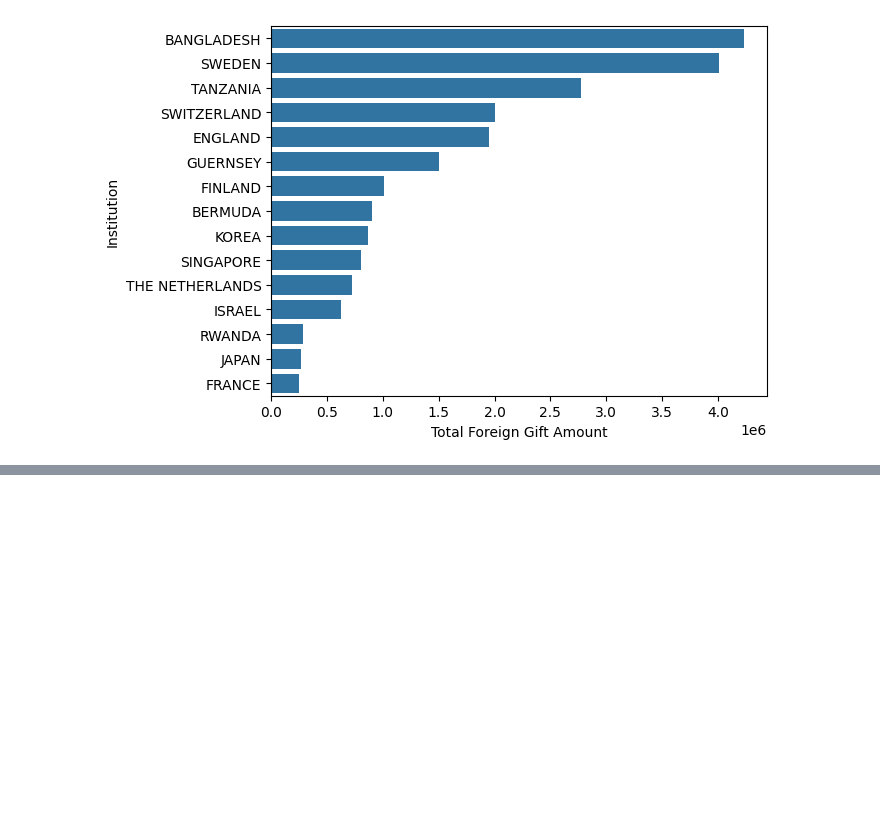
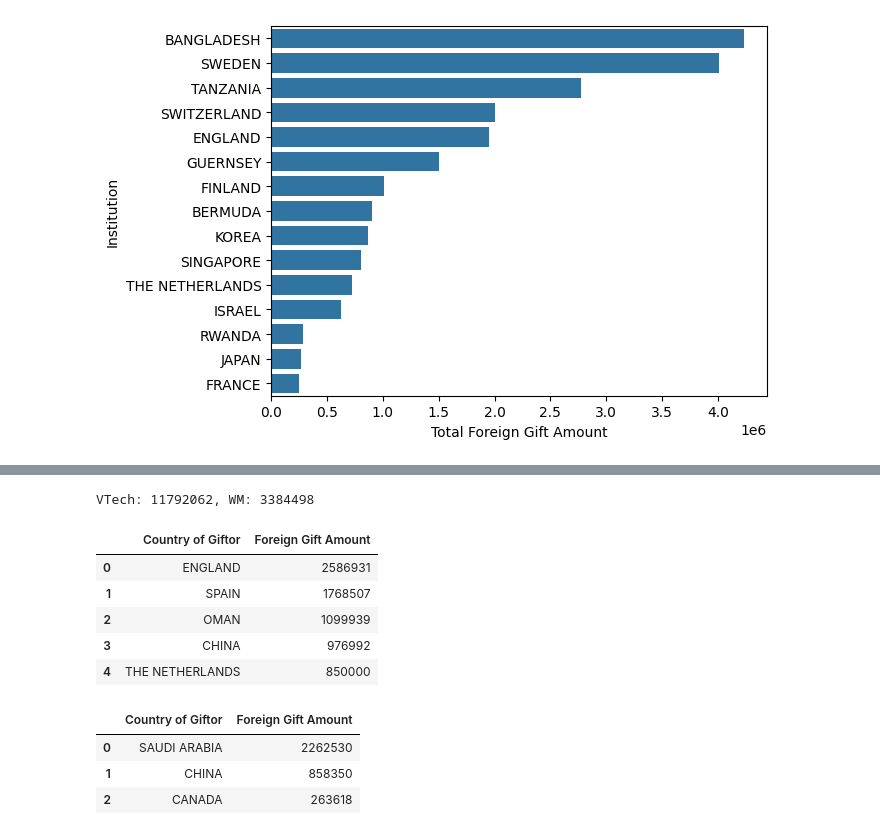
Before and after one commit to jez2sk/uu_wrangling_and_eda, a Jupyter notebook: lab_1/uva_analysis.ipynb, the cells around one changed output, grey strips where cells are left out. Cells and saved outputs as stored; diff of their text form; code cells hidden in the pictures; blank space fills up the shorter version.

```diff
--- a/lab_1/uva_analysis.ipynb
+++ b/lab_1/uva_analysis.ipynb
@@ -123,6 +148,29 @@ peer_df = df[df["Institution Name"].isin(peer_institutions)]
 peer_institutions_va = ["University of Virginia", "College of William & Mary", "Virginia Polytechnic Institute & State University"]
 
 va_df = df[df["Institution Name"].isin(peer_institutions_va)]
+# %%
+vtech_total = df[df["Institution Name"] == "Virginia Polytechnic Institute & State University"]["Foreign Gift Amount"].sum()
+wm_total = df[df["Institution Name"] == "College of William & Mary"]["Foreign Gift Amount"].sum()
+
+print(f"VTech: {vtech_total}, WM: {wm_total}")
+# %% [output]
+VTech: 11792062, WM: 3384498
+# %%
+df[df["Institution Name"] == "Virginia Polytechnic Institute & State University"].groupby("Country of Giftor")["Foreign Gift Amount"].sum().nlargest().reset_index()
+# %% [output]
+|  | Country of Giftor | Foreign Gift Amount |
+| 0 | ENGLAND | 2586931 |
+| 1 | SPAIN | 1768507 |
+| 2 | OMAN | 1099939 |
+| 3 | CHINA | 976992 |
+| 4 | THE NETHERLANDS | 850000 |
+# %%
+df[df["Institution Name"] == "College of William & Mary"].groupby("Country of Giftor")["Foreign Gift Amount"].sum().nlargest().reset_index()
+# %% [output]
+|  | Country of Giftor | Foreign Gift Amount |
+| 0 | SAUDI ARABIA | 2262530 |
+| 1 | CHINA | 858350 |
+| 2 | CANADA | 263618 |
 # %%
 #giftor = 'Giftor Name'
 giftor = 'Country of Giftor'
```
Also changed, not shown: parts of 3 cells of this notebook.
